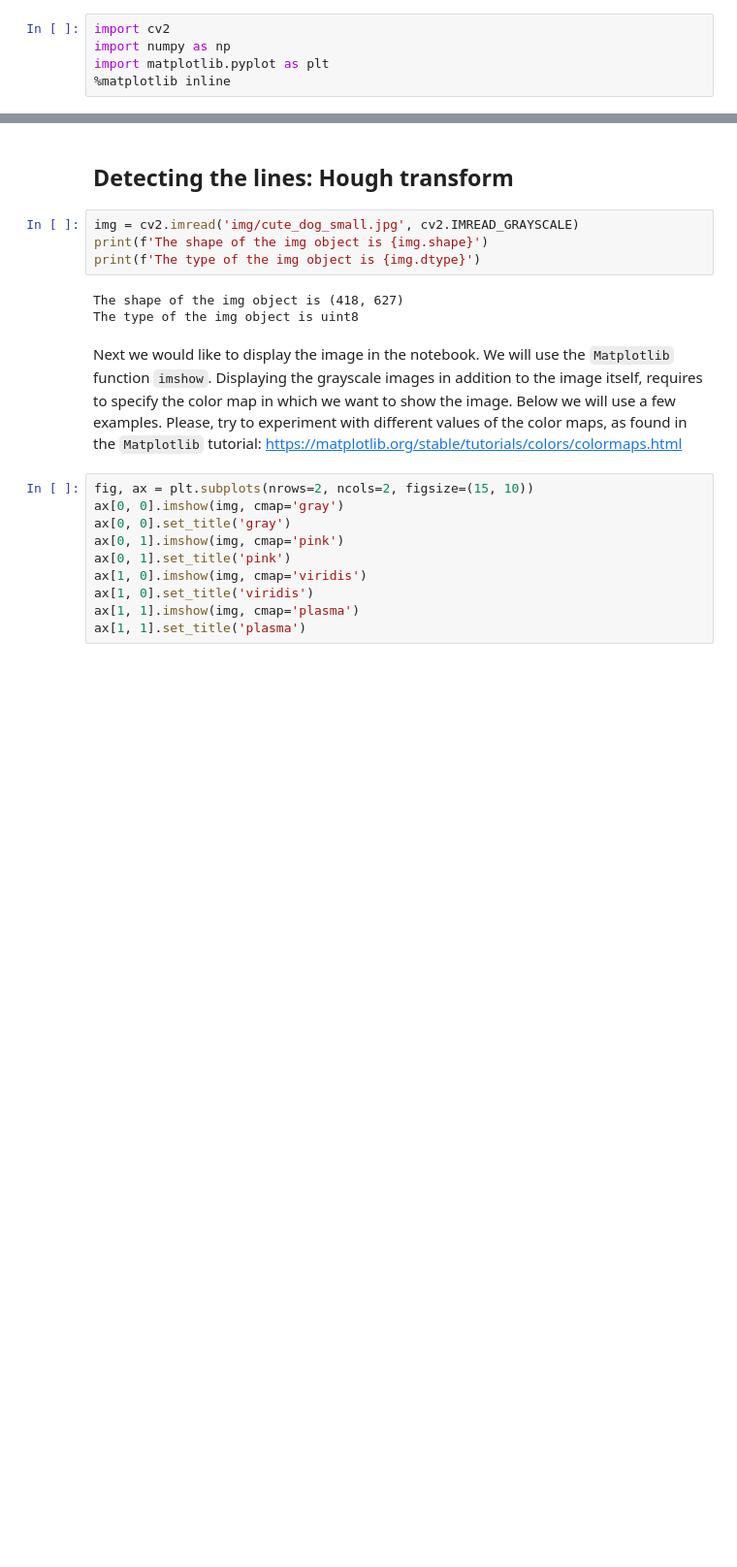
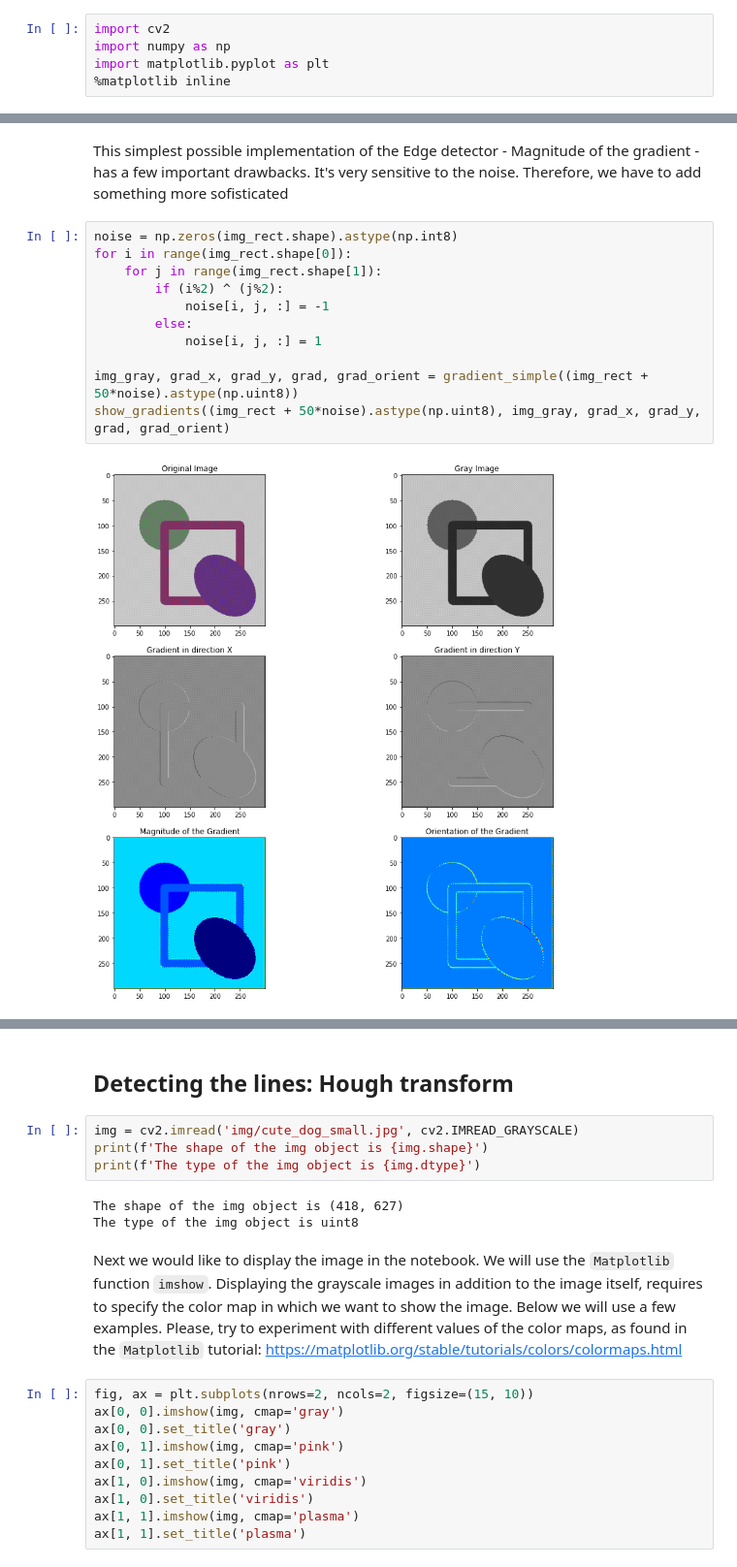
Before and after one commit to borislevant/python4cv, a Jupyter notebook: edges_canny_hough.ipynb, the cells around one changed output, grey strips where cells are left out. Shown at 97% size. Drawn from its saved outputs; the diff is of its cells as text; blank space fills up the shorter version.

```diff
--- a/edges_canny_hough.ipynb
+++ b/edges_canny_hough.ipynb
@@ -94,0 +91,15 @@ plt.show()
+# %% [markdown]
+This simplest possible implementation of the Edge detector - Magnitude of the gradient - has a few important drawbacks. It's very sensitive to the noise. Therefore, we have to add something more sofisticated
+# %%
+noise = np.zeros(img_rect.shape).astype(np.int8)
+for i in range(img_rect.shape[0]):
+    for j in range(img_rect.shape[1]):
+        if (i%2) ^ (j%2):
+            noise[i, j, :] = -1
+        else:
+            noise[i, j, :] = 1
+
+img_gray, grad_x, grad_y, grad, grad_orient = gradient_simple((img_rect + 50*noise).astype(np.uint8))
+show_gradients((img_rect + 50*noise).astype(np.uint8), img_gray, grad_x, grad_y, grad, grad_orient)
+# %% [output]
+[figure, added]
```
Also changed, not shown: parts of 20 cells of this notebook.
